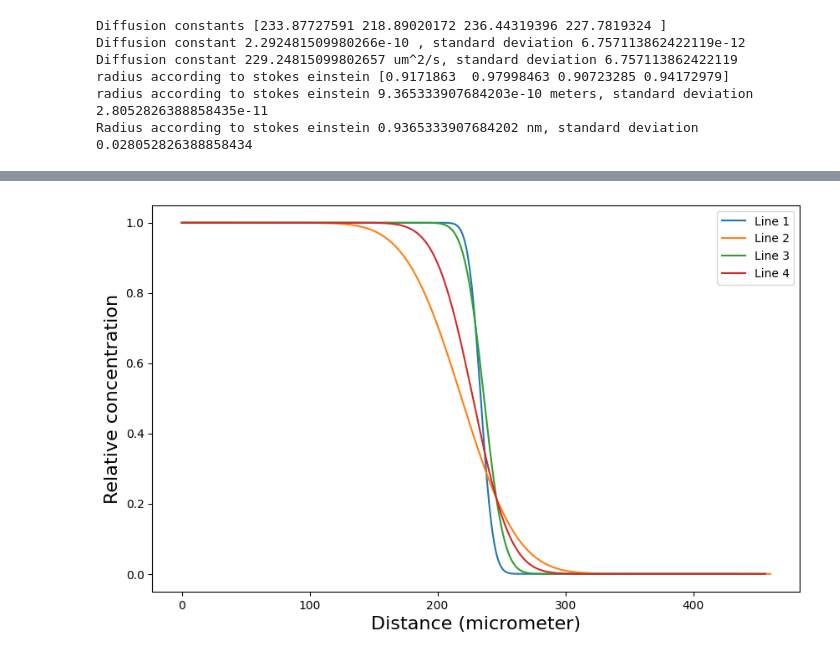
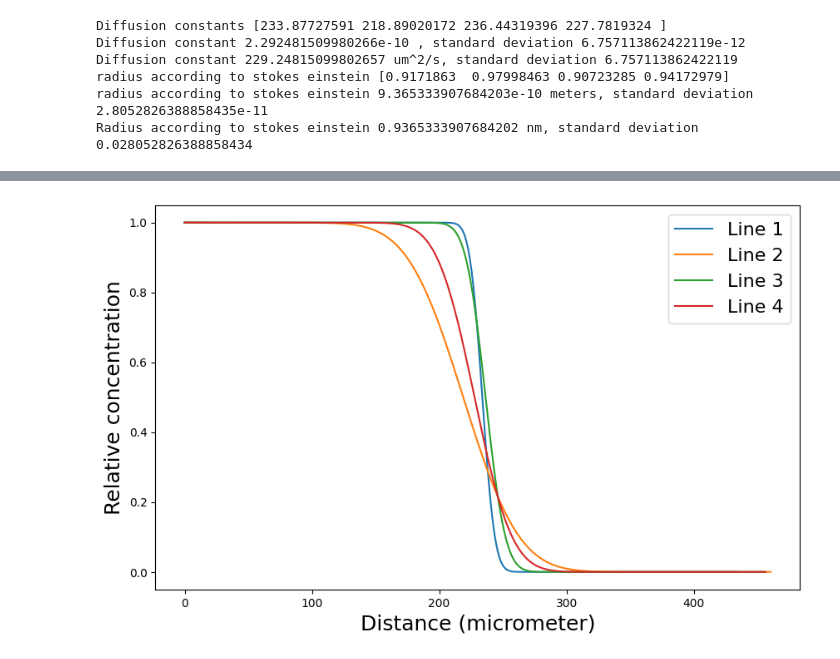
Before and after one commit to MartinKoll/TFY4335, a Jupyter notebook: flow.ipynb, the cells around one changed output, grey strips where cells are left out. Saved outputs shown, nothing was run; the diff lists cells and outputs as text; code cells hidden in the pictures.

```diff
--- a/flow.ipynb
+++ b/flow.ipynb
@@ -188,16 +190,16 @@ plt.show()
 # %%
 # Plot fitted curves
 fig, ax = plt.subplots()
 fig.set_figheight(6)
 fig.set_figwidth(10)
 ax.plot(x1, ficks1(x1, *params1), label='Line 1')
 ax.plot(x2, ficks2(x2, *params2), label='Line 2')
 ax.plot(x3, ficks3(x3, *params3), label='Line 3')
 ax.plot(x4, ficks4(x4, *params4), label='Line 4')
-ax.set_xlabel('Distance (micrometer)', fontsize=16)
-ax.set_ylabel('Relative concentration', fontsize=16)
-ax.legend()
+ax.set_xlabel('Distance (micrometer)', fontsize=18)
+ax.set_ylabel('Relative concentration', fontsize=18)
+ax.legend(fontsize=16)
 fig.savefig('fitted_lines.png')
 plt.show()
 # %% [output]
-[figure, old version]
+[figure, new version]
```
Also changed, not shown: parts of 2 cells of this notebook, 2 other files.
